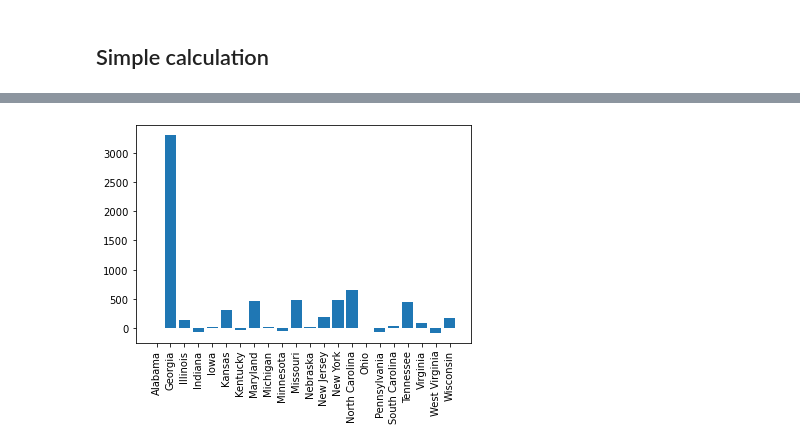
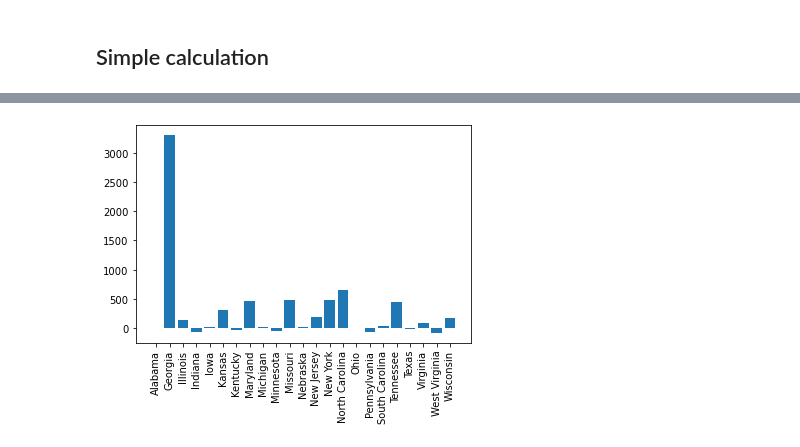
Before and after one commit to lfreese/us-ego, a Jupyter notebook: ego_nonuclear_project/3_model_emissions_comparison.ipynb, the cells around one changed output, grey strips where cells are left out. Cells and saved outputs as stored; diff of their text form; code cells hidden in the pictures.

```diff
--- a/ego_nonuclear_project/3_model_emissions_comparison.ipynb
+++ b/ego_nonuclear_project/3_model_emissions_comparison.ipynb
@@ -379,10 +369,7 @@ limit_noxlim_df['model_summer_NOx_conc'] /= 1000
-# %%
-state_lim_df = pd.read_excel('final_data/2018_csapr_assurance_provision_0.xlsx', header = 1)
-# %%
-state_lim_df = state_lim_df[:22]
-# %%
-state_total = pd.DataFrame(limit_nonuc_coal_df.groupby(['State']).sum()[['model_annual_NOx_conc','NOx OS Allowance (tons)']])
-state_total = state_total.rename(columns = {'model_summer_NOx_conc':'state_total_NOx', 'NOx OS Allowance (tons)': 'NOx OS Allowance State'}).reset_index()
+# %%
+state_lim_df = state_lim_df.rename(columns = {'Budget':'2015 Budget','Unnamed: 2':'2017 Budget',
+                               'Variability Limit':'Variability Limit 2017',
+                               'Assurance Level' :'Assurance Level 2017'}).drop(0).rename(columns = {' ':'State'})
 # %%
 state_total = state_total.merge(state_lim_df, on = 'State', how = 'right')
 # %%
@@ -410,5 +397,5 @@ state_total
 # %%
-plt.bar(state_total['State'], ((state_total['model_annual_NOx_conc'] - state_total['CSAPR Assurance Level (tons)'])/state_total['CSAPR Assurance Level (tons)'])*100)
+plt.bar(state_total['State'], ((state_total['model_annual_NOx_conc'] - state_total['Assurance Level 2017'])/state_total['Assurance Level 2017'])*100)
 plt.xticks(rotation = 90);
 # %% [output]
-[figure, old version]
+[figure, new version]
```
Also changed, not shown: parts of 49 cells of this notebook, 6 other files.
